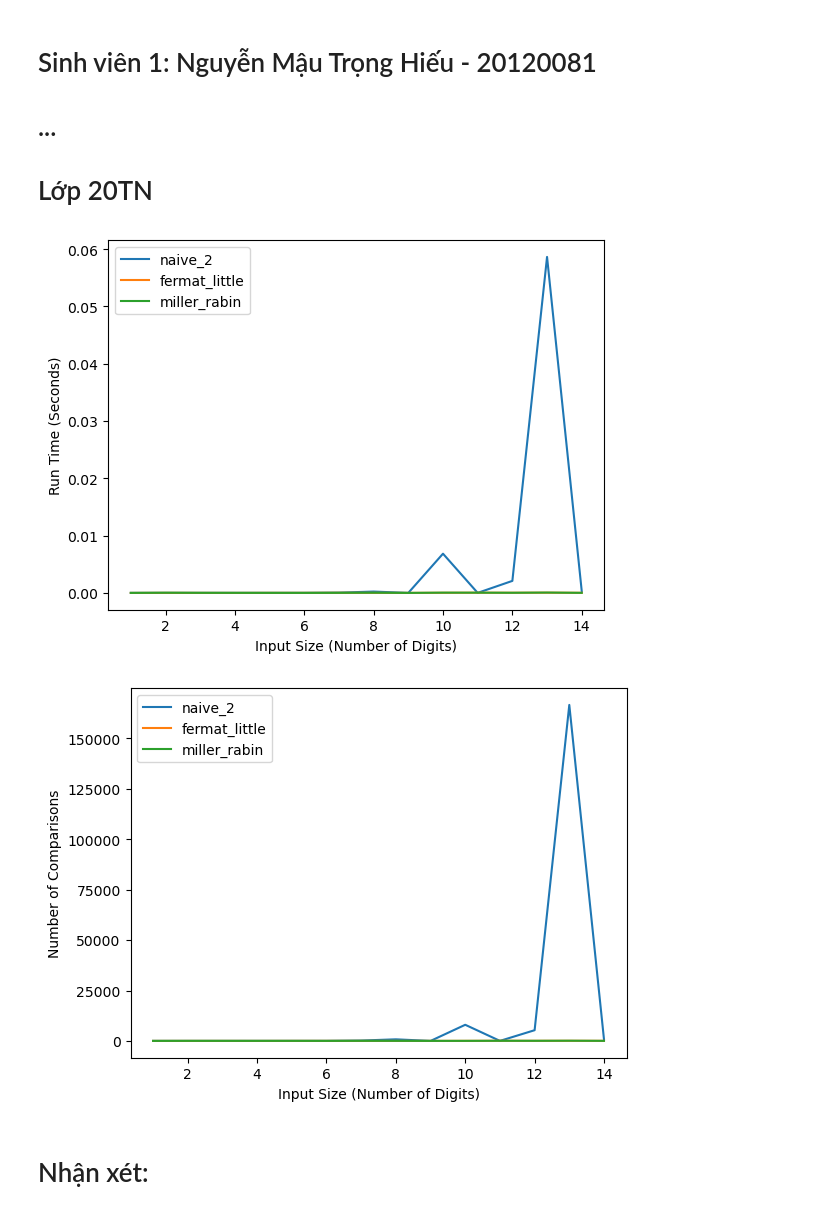
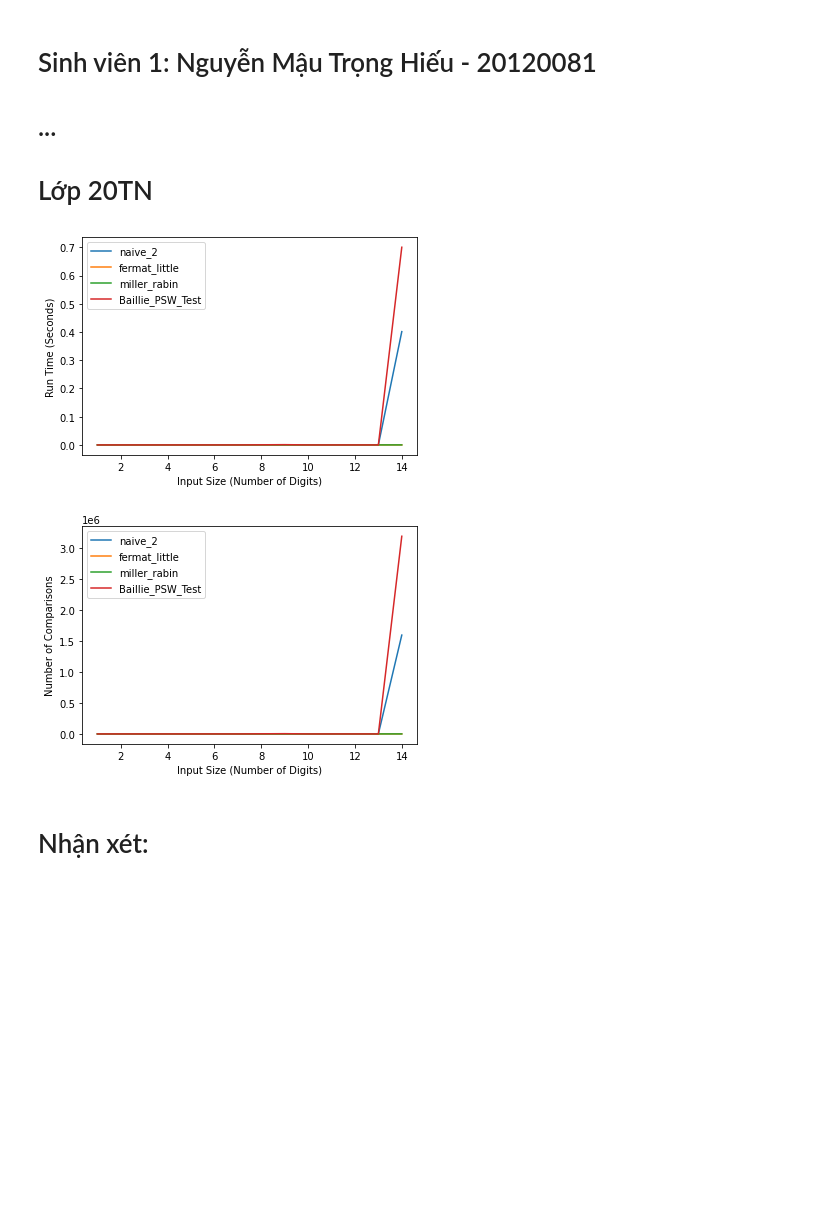
Before and after one commit to nbtin/algo_complexity, a Jupyter notebook: 20120081.ipynb, the cells around one changed output. Drawn from its saved outputs; the diff is of its cells as text; code cells hidden in the pictures; blank space fills up the shorter version.

```diff
--- a/20120081.ipynb
+++ b/20120081.ipynb
@@ -82,7 +83,7 @@ def generate_random_number(n_digits):
 #             return False, comparisons[0]
 #     return True, comparisons[0]
 # %%
-list_of_algo = [naive_2, fermat_little, miller_rabin]
+list_of_algo = [naive_2, fermat_little, miller_rabin, Baillie_PSW_Test]
 run_times = {}
 comparisons_count = {}
 
@@ -104,34 +105,34 @@ for n_digt in n_digts:
             for func in list_of_algo:
                 run_time, results = measure_time(func, number)
                 results, comparisons = results
                 # print(func.__name__, ':', run_time, 's')
                 try:
                     run_times[func.__name__][repeat].append(run_time)
                     comparisons_count[func.__name__][repeat].append(comparisons)
                 except:
                     run_times[func.__name__][repeat] = [run_time]
                     comparisons_count[func.__name__][repeat] = [comparisons]
                 check_ans.append(results)
 
             # Kiểm tra đáp án của các thuật toán có giống nhau không
             # assert check_ans.count(check_ans[0]) == len(check_ans), 'Các thuật toán không trả về đáp án giống nhau'
 
 avg_run_times = {}
 avg_comparisons_count = {}
 
 for func in list_of_algo:
     calculate_run_time = []
     calculate_comparisons_count = []
     for repeat in range(n_repeat):
         calculate_run_time.append(run_times[func.__name__][repeat])
         calculate_comparisons_count.append(comparisons_count[func.__name__][repeat])
     avg_run_times[func.__name__] = np.mean(calculate_run_time, axis=0)
     avg_comparisons_count[func.__name__] = np.mean(calculate_comparisons_count, axis=0)
 
 plot_run_times(avg_run_times, n_digts)
 plot_comparisons(avg_comparisons_count, n_digts)
 # %% [output]
-[figure, old version]
+[figure, new version]
-[figure, old version]
+[figure, new version]
 # %% [markdown]
 # Nhận xét:
```
Also changed, not shown: parts of 1 cell of this notebook, 1 other file.
